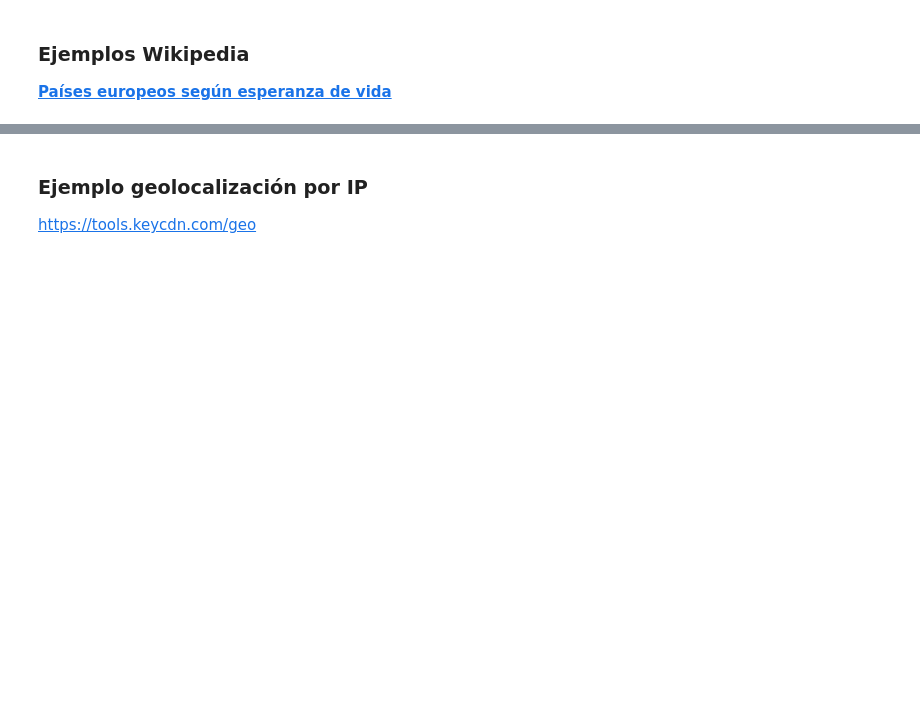
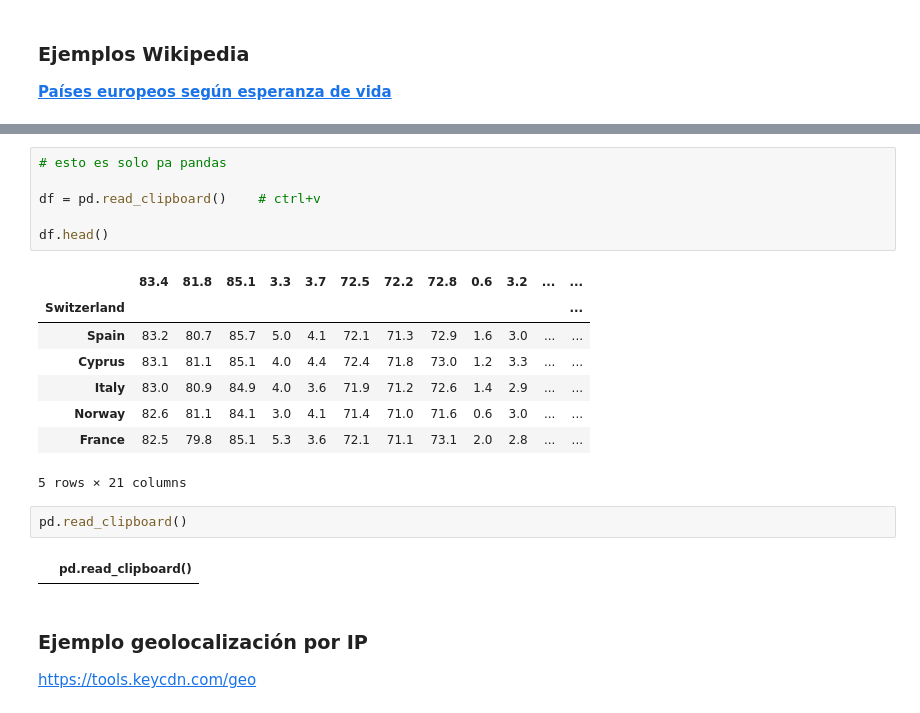
Before and after one commit to Ironhack-Data-Madrid-Julio-2023/apuntes_clase, a Jupyter notebook: semana_4/2.2 - Web Scraping (bs4).ipynb, the cells around one changed output, grey strips where cells are left out. Drawn from its saved outputs; the diff is of its cells as text; blank space fills up the shorter version.

```diff
--- a/semana_4/2.2 - Web Scraping (bs4).ipynb
+++ b/semana_4/2.2 - Web Scraping (bs4).ipynb
@@ -70,3 +211,22 @@ Usaremos la herramienta **[BeautifulSoup](https://www.crummy.com/software/Beauti
+# %%
+# esto es solo pa pandas
+
+df = pd.read_clipboard()    # ctrl+v
+
+df.head()
+# %% [output]
+|  | 83.4 | 81.8 | 85.1 | 3.3 | 3.7 | 72.5 | 72.2 | 72.8 | 0.6 | 3.2 | ... | ... |
+| Switzerland |  |  |  |  |  |  |  |  |  |  |  | ... |
+| Spain | 83.2 | 80.7 | 85.7 | 5.0 | 4.1 | 72.1 | 71.3 | 72.9 | 1.6 | 3.0 | ... | ... |
+| Cyprus | 83.1 | 81.1 | 85.1 | 4.0 | 4.4 | 72.4 | 71.8 | 73.0 | 1.2 | 3.3 | ... | ... |
+| Italy | 83.0 | 80.9 | 84.9 | 4.0 | 3.6 | 71.9 | 71.2 | 72.6 | 1.4 | 2.9 | ... | ... |
+| Norway | 82.6 | 81.1 | 84.1 | 3.0 | 4.1 | 71.4 | 71.0 | 71.6 | 0.6 | 3.0 | ... | ... |
+| France | 82.5 | 79.8 | 85.1 | 5.3 | 3.6 | 72.1 | 71.1 | 73.1 | 2.0 | 2.8 | ... | ... |
+5 rows × 21 columns
+# %%
+pd.read_clipboard()
+# %% [output]
+|  | pd.read_clipboard() |
 # %% [markdown]
 ### Ejemplo geolocalización por IP
 
```
Also changed, not shown: parts of 43 cells of this notebook.
